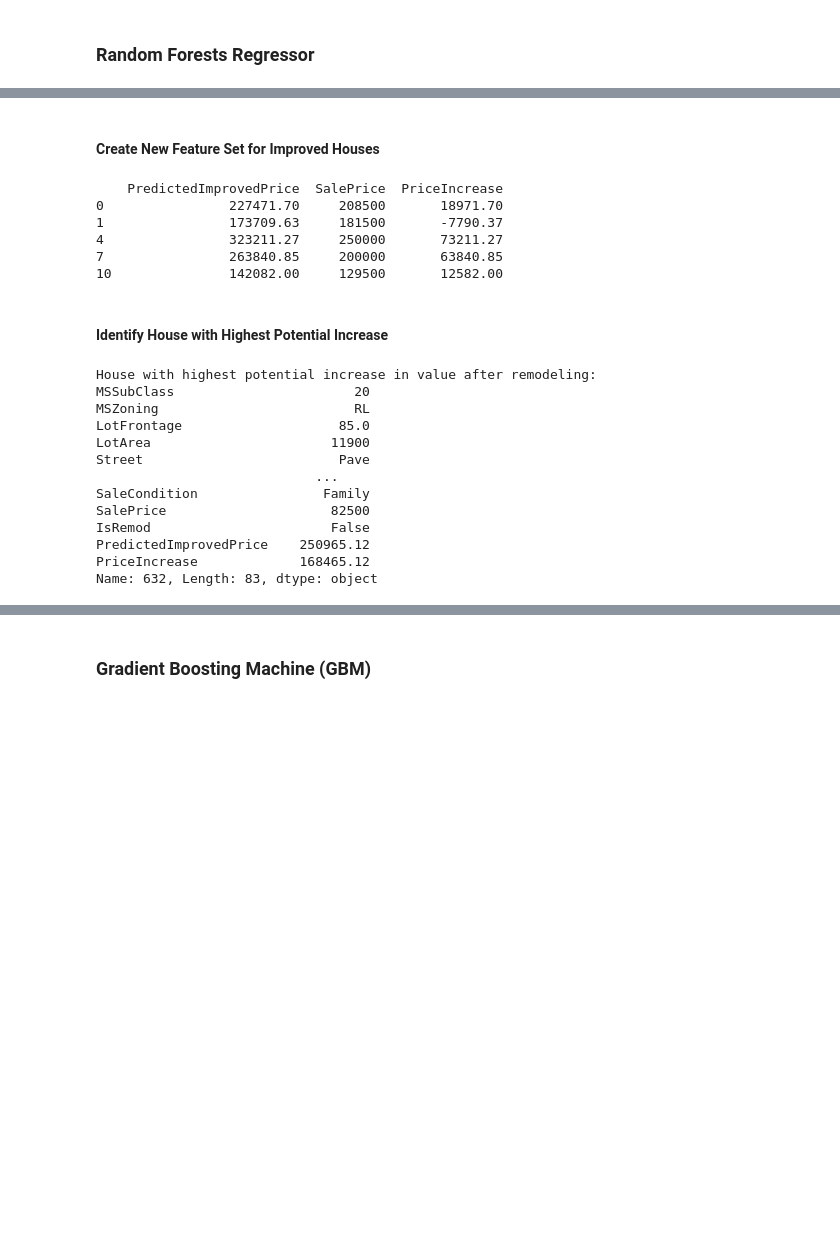
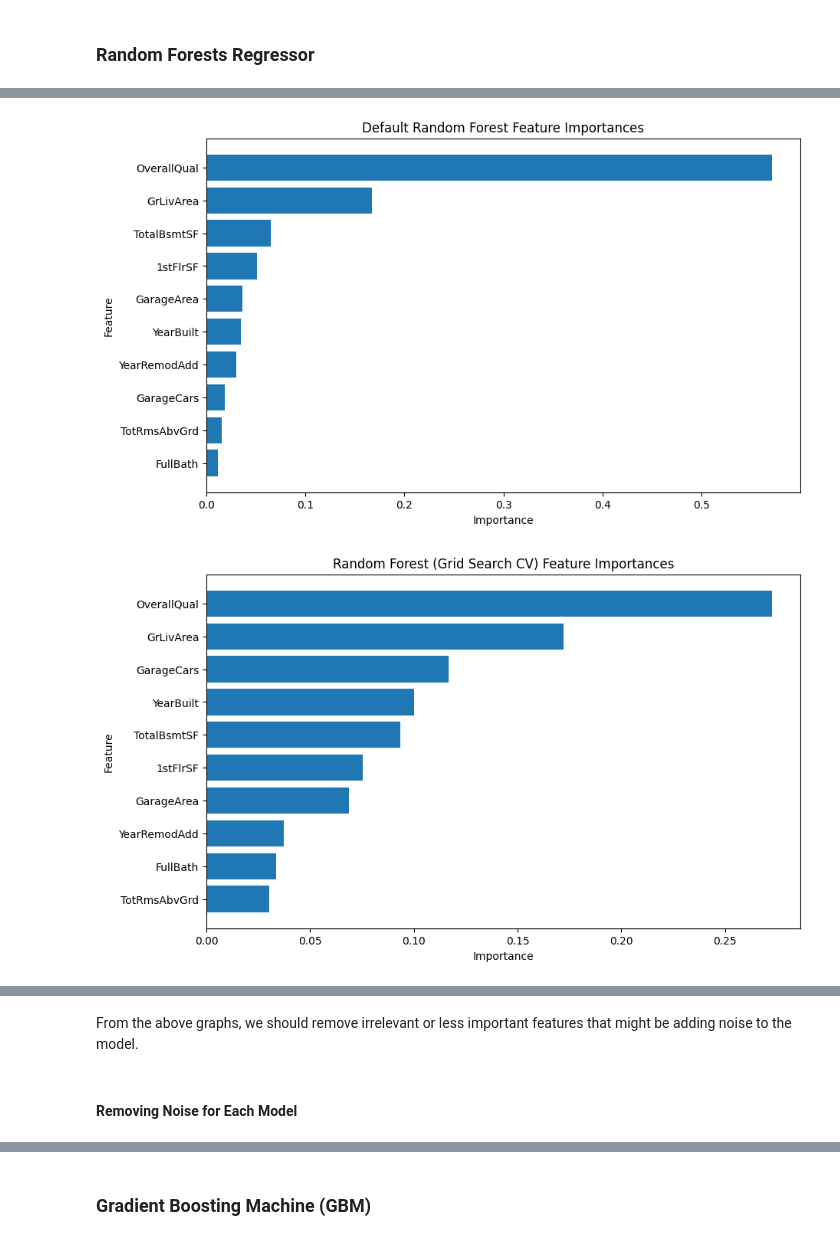
Before and after one commit to charltonxqh/House-Value-Analysis, a Jupyter notebook: main.ipynb, the cells around one changed output, grey strips where cells are left out. Cells and saved outputs as stored; diff of their text form; code cells hidden in the pictures; blank space fills up the shorter version.

```diff
--- a/main.ipynb
+++ b/main.ipynb
@@ -399,2 +560,0 @@ print(unremod_df[['OverallQual', 'YearRemodAdd']].head())
-# %% [markdown]
-#### Create New Feature Set for Improved Houses
@@ -403,32 +561,36 @@ X_improved = unremod_df[['OverallQual', 'GrLivArea', 'GarageCars', 'GarageArea',
-# %%
-unremod_df['PredictedImprovedPrice'] = rf_model.predict(X_improved)
-unremod_df['PriceIncrease'] = unremod_df['PredictedImprovedPrice'] - unremod_df['SalePrice']
-
-print(unremod_df[['PredictedImprovedPrice', 'SalePrice', 'PriceIncrease']].head())
-# %% [output]
-    PredictedImprovedPrice  SalePrice  PriceIncrease
-0                227471.70     208500       18971.70
-1                173709.63     181500       -7790.37
-4                323211.27     250000       73211.27
-7                263840.85     200000       63840.85
-10               142082.00     129500       12582.00
-# %% [markdown]
-#### Identify House with Highest Potential Increase
-# %%
-highest_potential_house = unremod_df.loc[unremod_df['PriceIncrease'].idxmax()]
-print("House with highest potential increase in value after remodeling: ")
-print(highest_potential_house)
-# %% [output]
-House with highest potential increase in value after remodeling:
-MSSubClass                       20
-MSZoning                         RL
-LotFrontage                    85.0
-LotArea                       11900
-Street                         Pave
-                            ...
-SaleCondition                Family
-SalePrice                     82500
-IsRemod                       False
-PredictedImprovedPrice    250965.12
-PriceIncrease             168465.12
-Name: 632, Length: 83, dtype: object
+# %%
+import matplotlib.pyplot as plt
+import pandas as pd
+
+models = [rf_model, best_grid_rf_model, best_random_rf_model]
+
+models_dict = {
+    rf_model: 'Default Random Forest',
+    best_grid_rf_model: 'Random Forest (Grid Search CV)',
+    best_random_rf_model: 'Random Forest (Randomized Search CV)'
+}
+
+for model in models:
+    # Get feature importances from the model
+    feature_importances = model.feature_importances_
+
+    # Create a DataFrame for visualization
+    features_df = pd.DataFrame({
+        'Feature': features,
+        'Importance': feature_importances
+    })
+
+    # Sort the features by importance
+    features_df = features_df.sort_values(by='Importance', ascending=False)
+
+    # Plot feature importances
+    plt.figure(figsize=(10, 6))
+    plt.barh(features_df['Feature'], features_df['Importance'])
+    plt.xlabel('Importance')
+    plt.ylabel('Feature')
+    plt.title(f'{models_dict[model]} Feature Importances')
+    plt.gca().invert_yaxis()
+    plt.show()
+# %% [output]
+[figure, added]
+[figure, added]
@@ -434,0 +598,4 @@ Name: 632, Length: 83, dtype: object
+# %% [markdown]
+From the above graphs, we should remove irrelevant or less important features that might be adding noise to the model.
+# %% [markdown]
+#### Removing Noise for Each Model
```
Also changed, not shown: parts of 35 cells of this notebook.
